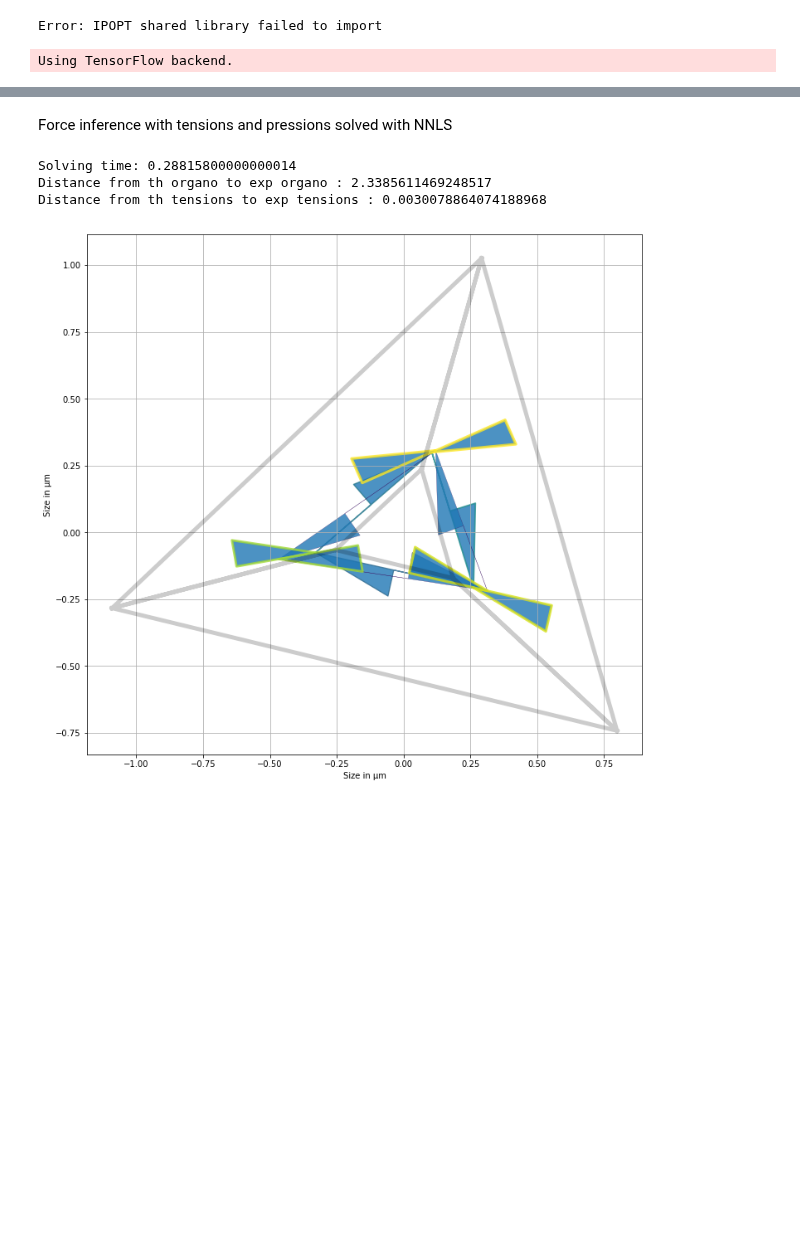
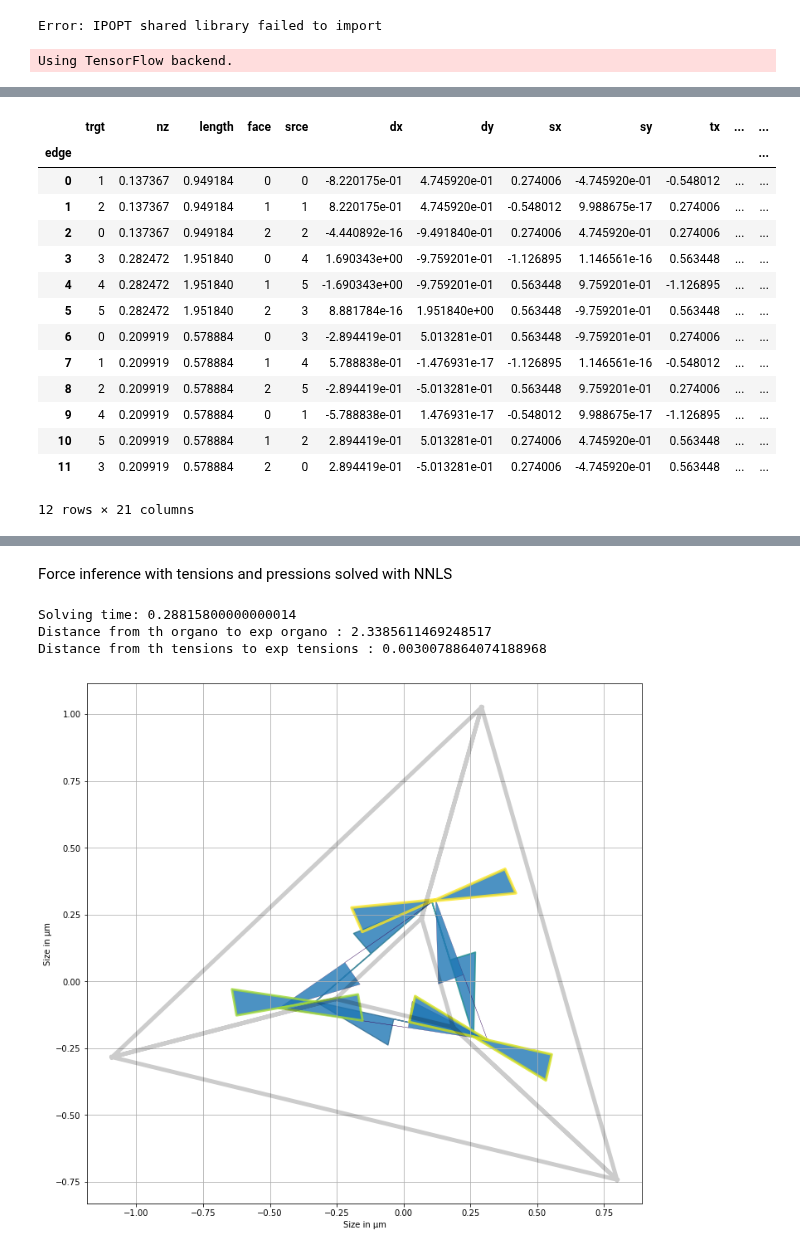
Before and after one commit to felixquinton/tyssue-taylor, a Jupyter notebook: notebooks/reunions/reu_30_01_hom_areas.ipynb, the cells around one changed output, grey strips where cells are left out. Saved outputs shown, nothing was run; the diff lists cells and outputs as text; code cells hidden in the pictures; blank space fills up the shorter version.

```diff
--- a/notebooks/reunions/reu_30_01_hom_areas.ipynb
+++ b/notebooks/reunions/reu_30_01_hom_areas.ipynb
@@ -52,0 +110,18 @@ Reseting datasets values with new specs
+# %%
+organo.edge_df
+# %% [output]
+|  | trgt | nz | length | face | srce | dx | dy | sx | sy | tx | ... | ... |
+| edge |  |  |  |  |  |  |  |  |  |  |  | ... |
+| 0 | 1 | 0.137367 | 0.949184 | 0 | 0 | -8.220175e-01 | 4.745920e-01 | 0.274006 | -4.745920e-01 | -0.548012 | ... | ... |
+| 1 | 2 | 0.137367 | 0.949184 | 1 | 1 | 8.220175e-01 | 4.745920e-01 | -0.548012 | 9.988675e-17 | 0.274006 | ... | ... |
+| 2 | 0 | 0.137367 | 0.949184 | 2 | 2 | -4.440892e-16 | -9.491840e-01 | 0.274006 | 4.745920e-01 | 0.274006 | ... | ... |
+| 3 | 3 | 0.282472 | 1.951840 | 0 | 4 | 1.690343e+00 | -9.759201e-01 | -1.126895 | 1.146561e-16 | 0.563448 | ... | ... |
+| 4 | 4 | 0.282472 | 1.951840 | 1 | 5 | -1.690343e+00 | -9.759201e-01 | 0.563448 | 9.759201e-01 | -1.126895 | ... | ... |
+| 5 | 5 | 0.282472 | 1.951840 | 2 | 3 | 8.881784e-16 | 1.951840e+00 | 0.563448 | -9.759201e-01 | 0.563448 | ... | ... |
+| 6 | 0 | 0.209919 | 0.578884 | 0 | 3 | -2.894419e-01 | 5.013281e-01 | 0.563448 | -9.759201e-01 | 0.274006 | ... | ... |
+| 7 | 1 | 0.209919 | 0.578884 | 1 | 4 | 5.788838e-01 | -1.476931e-17 | -1.126895 | 1.146561e-16 | -0.548012 | ... | ... |
+| 8 | 2 | 0.209919 | 0.578884 | 2 | 5 | -2.894419e-01 | -5.013281e-01 | 0.563448 | 9.759201e-01 | 0.274006 | ... | ... |
+| 9 | 4 | 0.209919 | 0.578884 | 0 | 1 | -5.788838e-01 | 1.476931e-17 | -0.548012 | 9.988675e-17 | -1.126895 | ... | ... |
+| 10 | 5 | 0.209919 | 0.578884 | 1 | 2 | 2.894419e-01 | 5.013281e-01 | 0.274006 | 4.745920e-01 | 0.563448 | ... | ... |
+| 11 | 3 | 0.209919 | 0.578884 | 2 | 0 | 2.894419e-01 | -5.013281e-01 | 0.274006 | -4.745920e-01 | 0.563448 | ... | ... |
+12 rows × 21 columns
```
Also changed, not shown: parts of 8 cells of this notebook, 6 other files.
